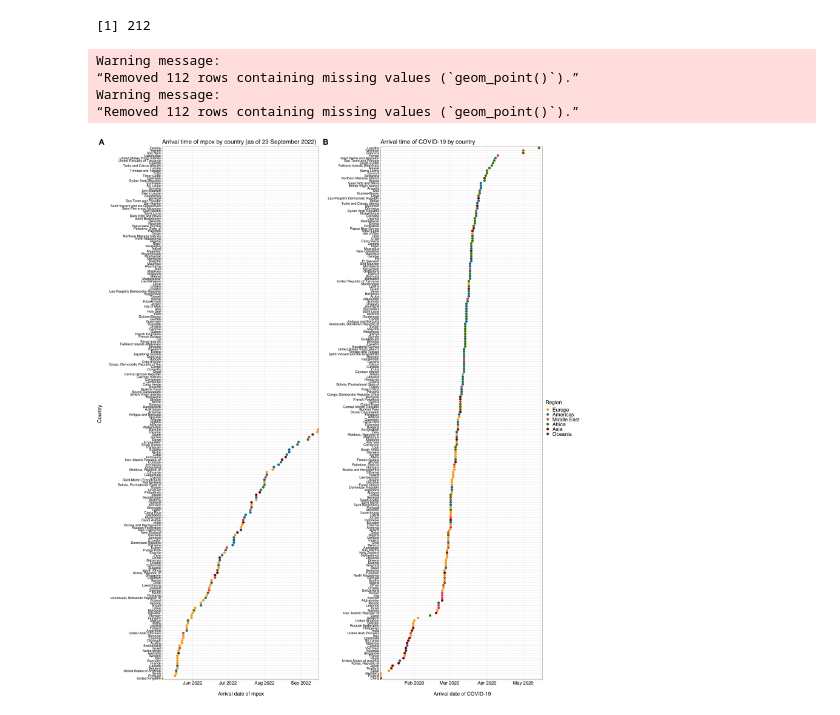
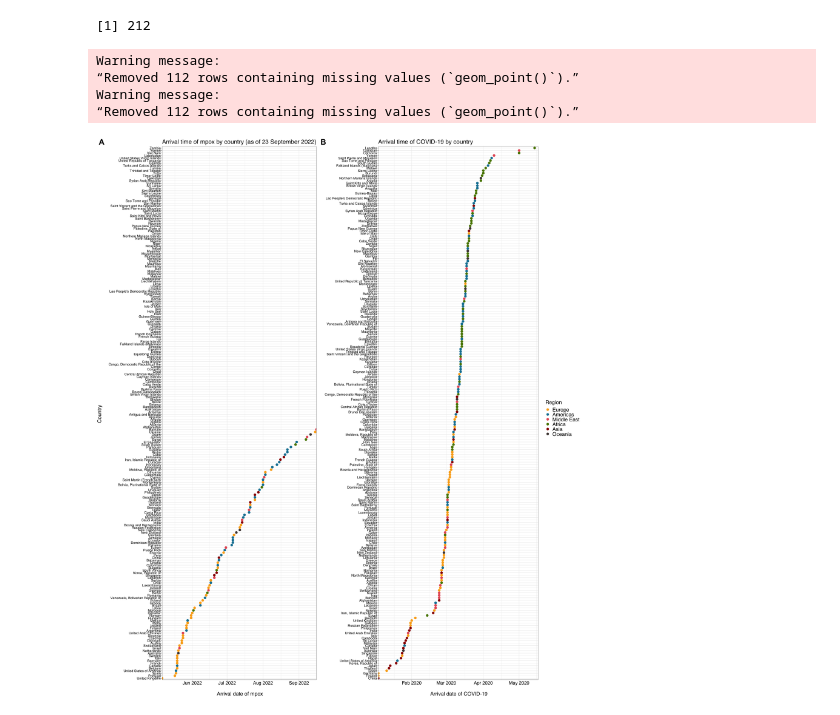
Before and after one commit to SungmokJung/mpox_global, a Jupyter notebook: scripts/A1. Incidence.ipynb, the cells around one changed output. Saved outputs shown, nothing was run; the diff lists cells and outputs as text; code cells hidden in the pictures.

Commit message:
figures_dpi

```diff
--- a/scripts/A1. Incidence.ipynb
+++ b/scripts/A1. Incidence.ipynb
@@ -638,30 +605,30 @@ coord_flip(xlim = NULL, ylim = NULL, expand = TRUE, clip = "on") -> covid_dateim
 # %%
 ggplot() +
 geom_point(data=df_mpox_all,
            aes(x=reorder(Country,Date_reported), y=Date_reported, color=group), size=4) +
 scale_color_manual("Region", limits=c("Europe", "Americas", "Middle East", "Africa", "Asia", "Oceania"),
                   values = c("#FAAB18", "#1380A1", "#E75B64FF", "#588300", "#990000", "#4C413FFF")) +
 labs(x="Country \n", y="\n Arrival date of mpox") +
 ggtitle("Arrival time of mpox by country (as of 23 September 2022)") +
   theme(text = element_text(size=15, family="sans",color="black"),
         axis.title = element_text(size=20, family="sans",color="black"),
         axis.text.x = element_text(size=18, family="sans",color="black"),
         axis.text.y = element_text(size=13, family="sans",color="black"),
         legend.title = element_text(size = 20),
         legend.text = element_text(size = 20),
         plot.title = element_text(size=23, family="sans",color="black")) +
 scale_y_date(date_labels = "%b %Y",
              limits=c(min(df_mpox_all$Date_reported), max(df_mpox$Date_reported)), expand = c(0, 0)) +
 coord_flip(xlim = NULL, ylim = NULL, expand = TRUE, clip = "on") -> mpox_dateimp
 
 options(repr.plot.width=26,repr.plot.height=30)
-ggarrange(mpox_dateimp, covid_dateimp, ncol = 2,
-          labels = c("A", "B"), font.label = list(size = 30), vjust=1.2,
+ggarrange(mpox_dateimp, covid_dateimp, ggplot() + theme_void(), ncol = 3, widths = c(1, 1, 0.02),
+          labels = c("A", "B", ""), font.label = list(size = 30), vjust=1.2,
           common.legend = TRUE, legend="right")
-ggsave("../figures/final_figures/FigS5.png", width = 26, height = 30)
+ggsave("../figures/final_figures/FigS5.png", width = 26, height = 30, dpi=600)
 # %% [output]
 Warning message:
 “Removed 112 rows containing missing values (`geom_point()`).”
 Warning message:
 “Removed 112 rows containing missing values (`geom_point()`).”
-[figure, old version]
+[figure, new version]
```
Also changed, not shown: parts of 4 cells of this notebook, 5 other files.
